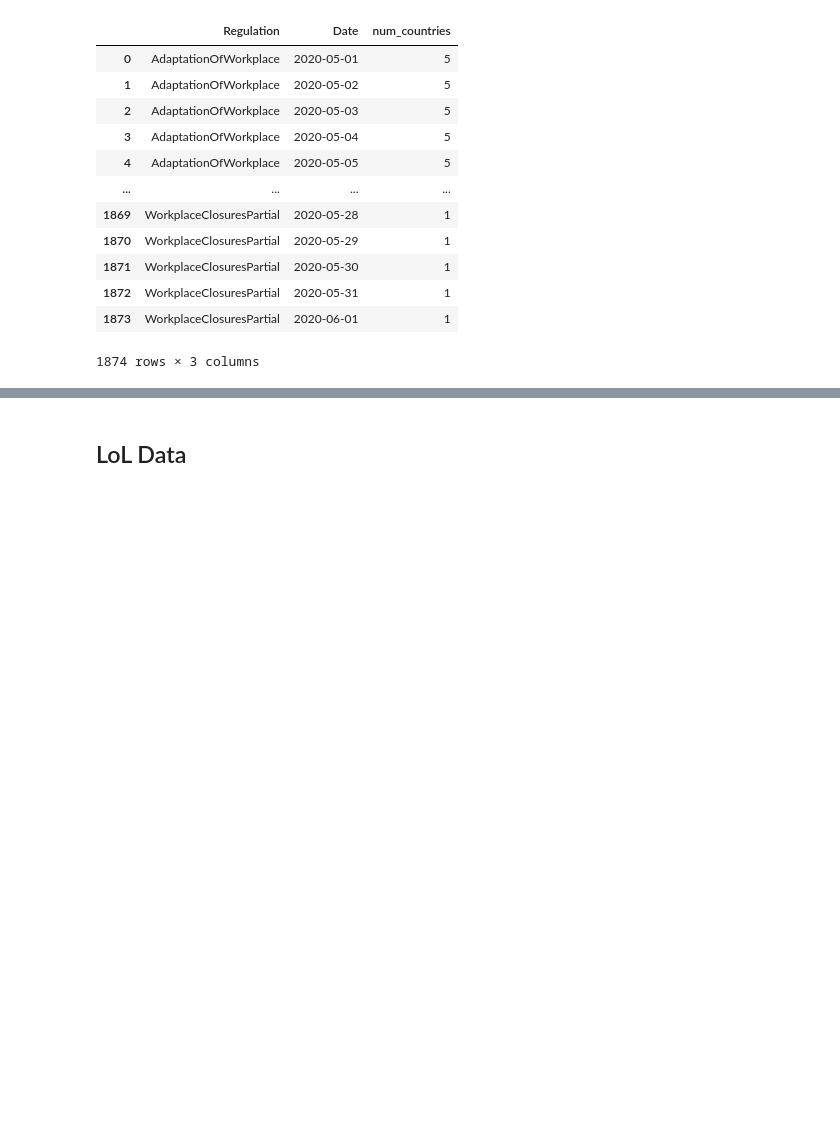
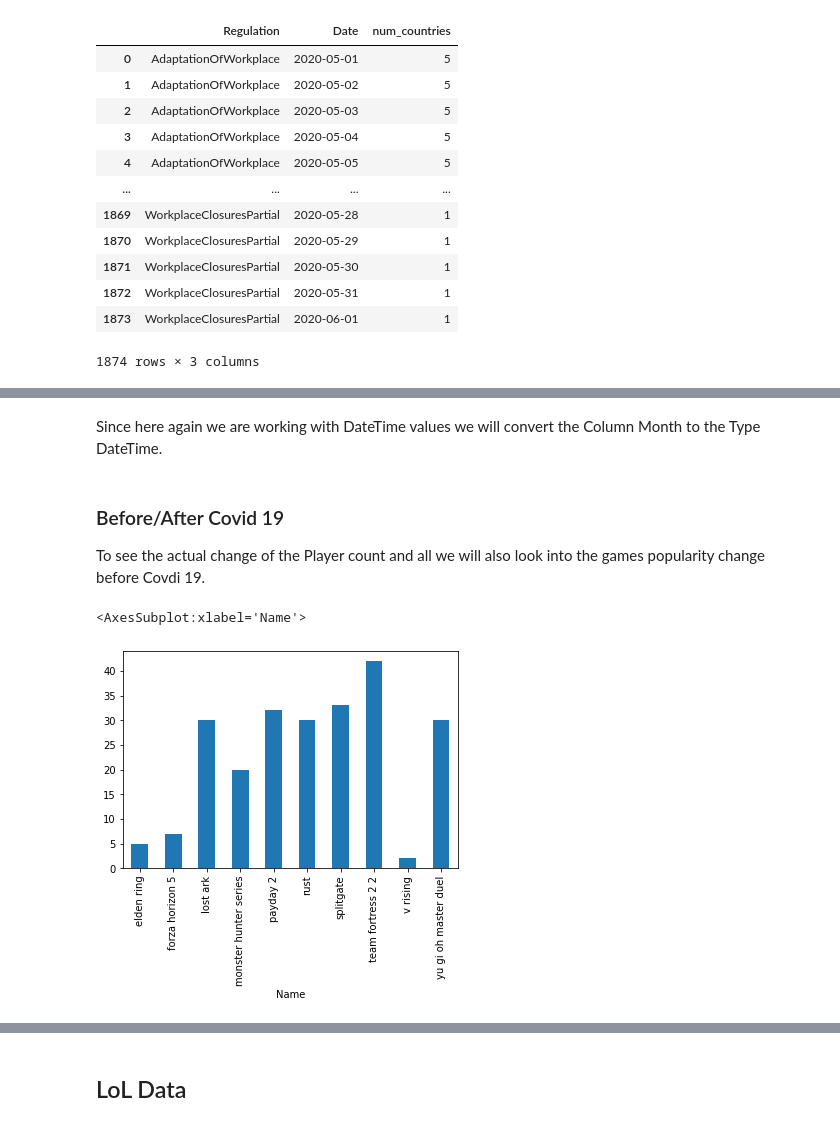
Before and after one commit to kiubb02/BigData_LoL, a Jupyter notebook: main.ipynb, the cells around one changed output, grey strips where cells are left out. Drawn from its saved outputs; the diff is of its cells as text; code cells hidden in the pictures; blank space fills up the shorter version.

Commit message:
game player count started with interpretation

```diff
--- a/main.ipynb
+++ b/main.ipynb
@@ -843,0 +786,4 @@ gp.plot.bar()
+# %%
+# some data cleaning needed
+# replace row 50 error: "February 28, 20222"
+game_player_count_df.loc[50, 'Month'] = "February 28, 2022"
@@ -843,0 +801,6 @@ gp.plot.bar()
+# %%
+# since they are not float64 we have to convert the column types
+# for that we have to replace all the commas with a dot
+game_player_count_df["Average_Monthly_Players"] = game_player_count_df["Average_Monthly_Players"].apply(lambda x: x.replace(',',''))
+game_player_count_df["Max_Players_per_Day"] = game_player_count_df["Max_Players_per_Day"].apply(lambda x: x.replace(',',''))
+game_player_count_df["Monthly_Gain_Loss"] = game_player_count_df["Monthly_Gain_Loss"].apply(lambda x: x.replace(',',''))
@@ -843,0 +823,4 @@ gp.plot.bar()
+# %%
+game_player_count_df['Average_Monthly_Players'] = pd.to_numeric(game_player_count_df['Average_Monthly_Players'], errors='coerce')
+game_player_count_df['Monthly_Gain_Loss'] = pd.to_numeric(game_player_count_df['Monthly_Gain_Loss'], errors='coerce')
+game_player_count_df['Max_Players_per_Day'] = pd.to_numeric(game_player_count_df['Max_Players_per_Day'], errors='coerce')
@@ -843,0 +843,15 @@ gp.plot.bar()
+# %% [markdown]
+Since here again we are working with DateTime values we will convert the Column Month to the Type DateTime.
+# %%
+game_player_count_df['Month'] = pd.to_datetime(game_player_count_df['Month'])
+# %% [markdown]
+### Before/After Covid 19
+
+To see the actual change of the Player count and all we will also look into the games popularity change before Covdi 19.
+# %%
+game_player_count_df['Month'].sort_values()
+gp = game_player_count_df.groupby('Name')['Average_Monthly_Players'].count()
+gp.plot.bar()
+# %% [output]
+<AxesSubplot:xlabel='Name'>
+[figure, added]
```
Also changed, not shown: parts of 45 cells of this notebook.
